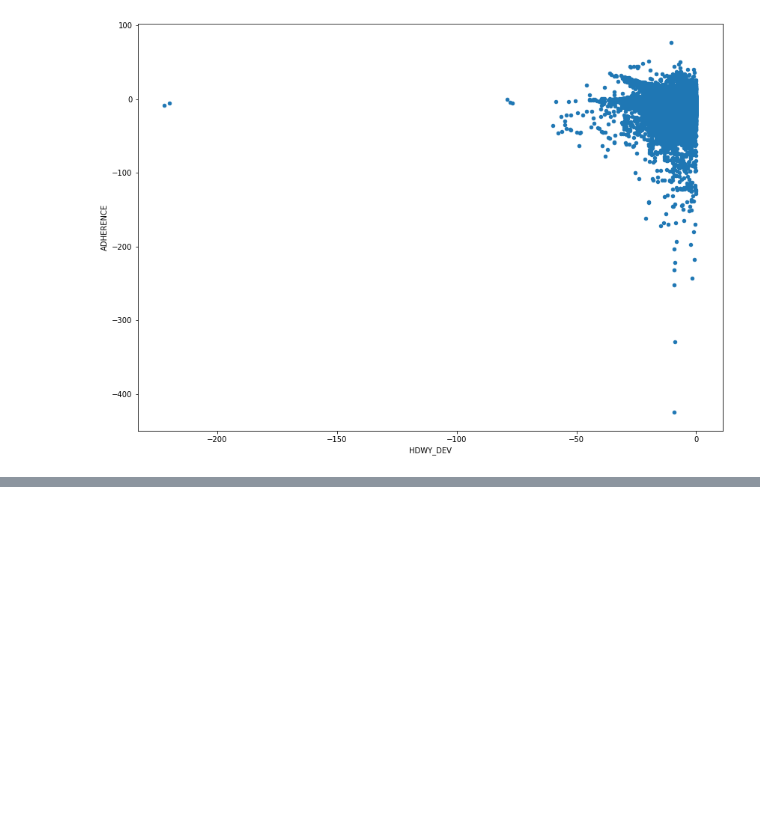
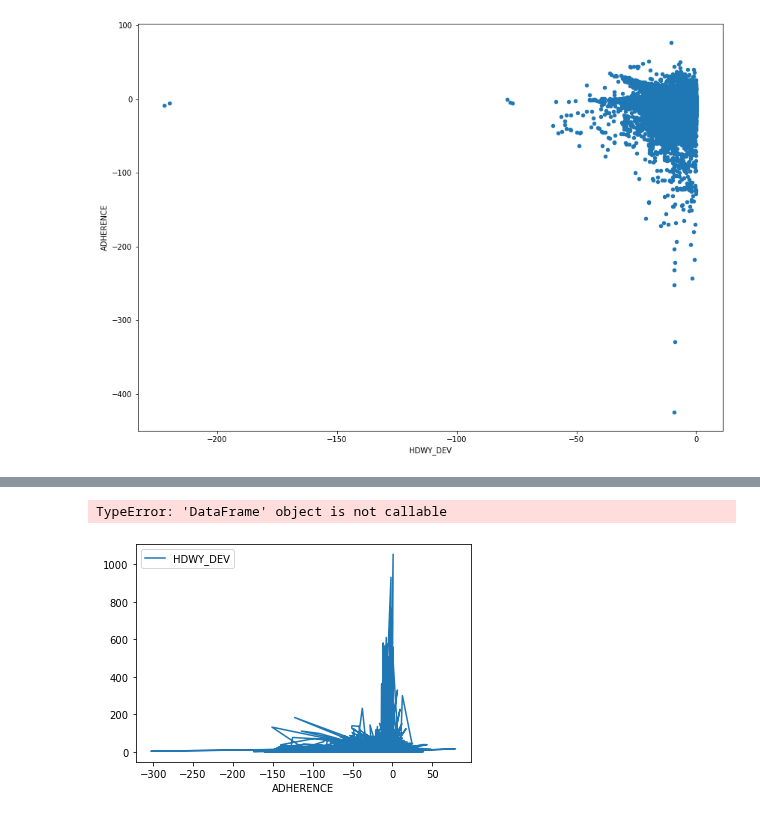
Before and after one commit to NSS-Data-Analytics-Cohort-7/wego-grumpy-concat, a Jupyter notebook: notebooks/grumpy_concat_wego.ipynb, the cells around one changed output, grey strips where cells are left out. Cells and saved outputs as stored; diff of their text form; code cells hidden in the pictures; blank space fills up the shorter version.

```diff
--- a/notebooks/grumpy_concat_wego.ipynb
+++ b/notebooks/grumpy_concat_wego.ipynb
@@ -574,0 +570,7 @@ headway_data.sum()
+# %%
+ax = late_bus.plot(x='ADHERENCE', y='HDWY_DEV')
+late_depart_clean(ax=ax, x='ADHERENCE', y='HDWY_DEV')
+plt.show()
+# %% [output]
+TypeError: 'DataFrame' object is not callable
+[figure, added]
```
Also changed, not shown: parts of 24 cells of this notebook.
